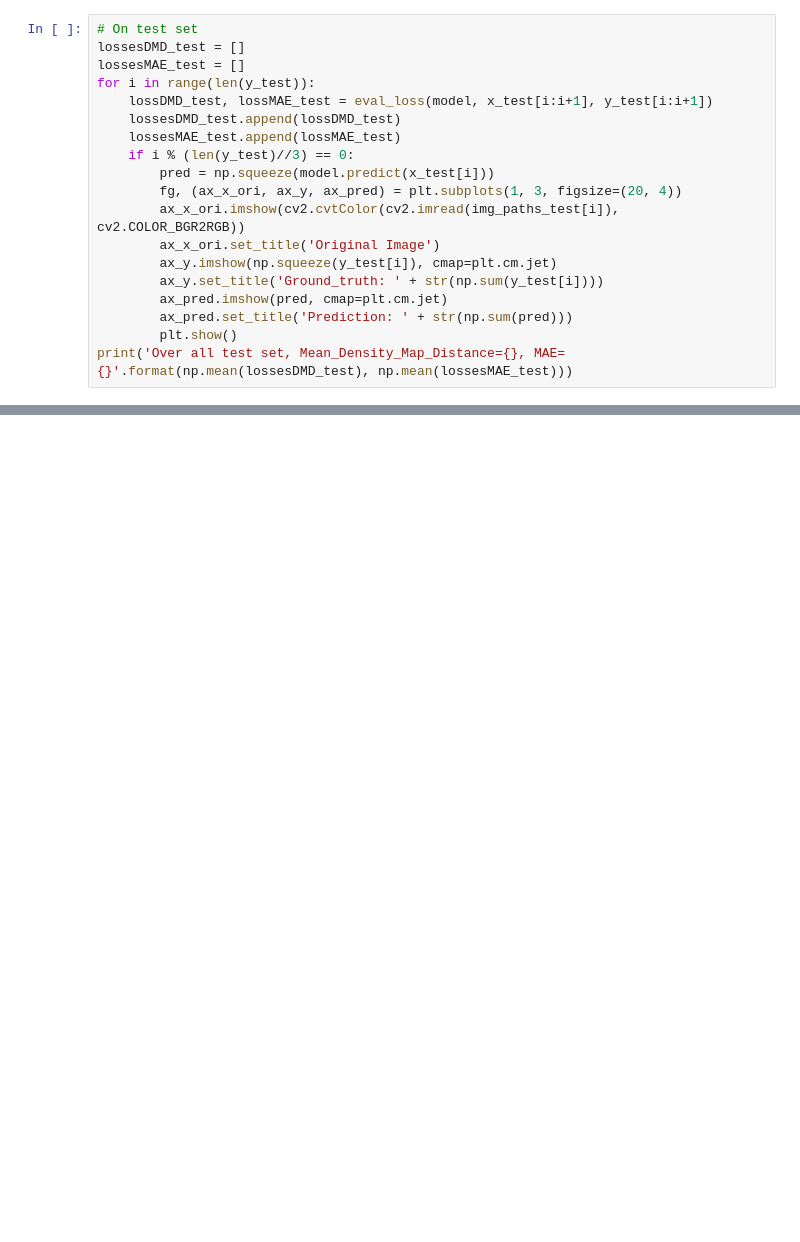
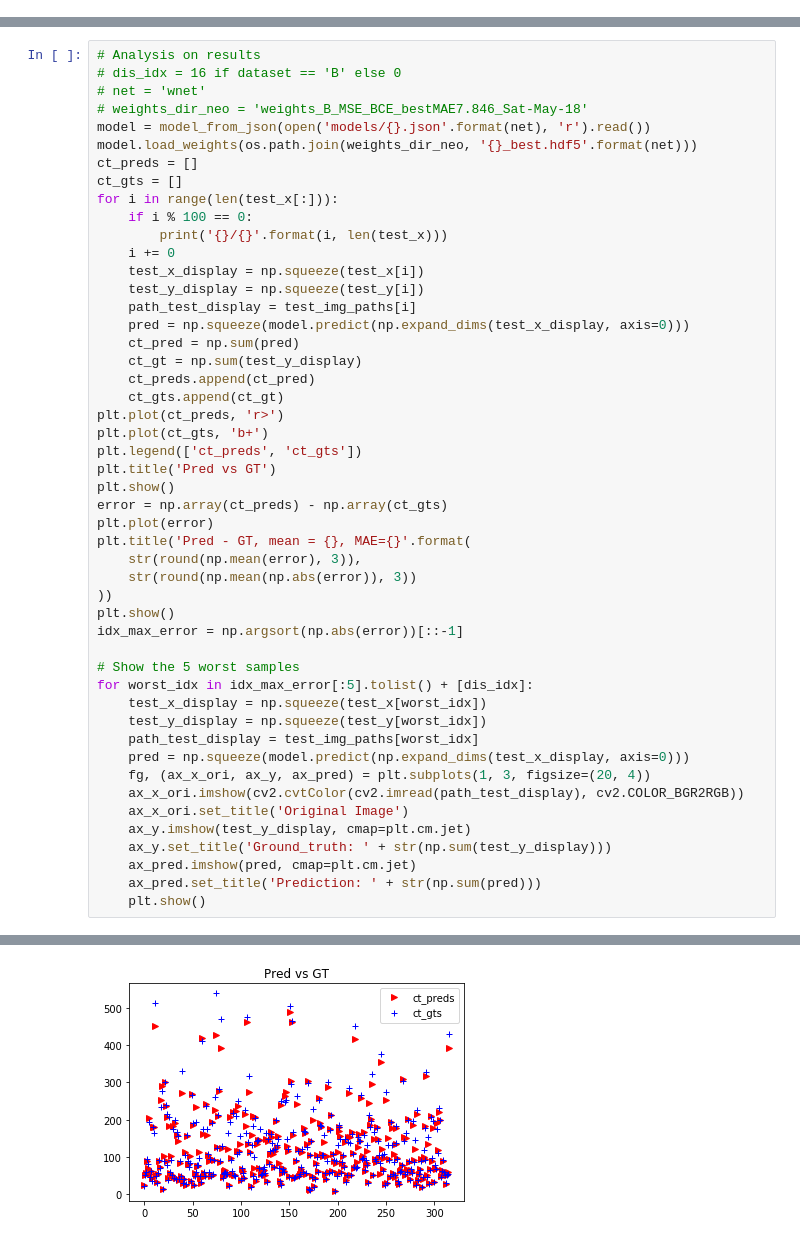
Before and after one commit to ZhengPeng7/CSRNet-Keras, a Jupyter notebook: main.ipynb, the cells around one changed output, grey strips where cells are left out. Cells and saved outputs as stored; diff of their text form; blank space fills up the shorter version.

Commit message:
Upgrade business codes to latest and update results. Half a year has gone....

```diff
--- a/main.ipynb
+++ b/main.ipynb
@@ -139,19 +0,0 @@ model.load_weights(os.path.join(weights_dir, 'CSRNet_best.hdf5'))
-# %%
-# On test set
-lossesDMD_test = []
-lossesMAE_test = []
-for i in range(len(y_test)):
-    lossDMD_test, lossMAE_test = eval_loss(model, x_test[i:i+1], y_test[i:i+1])
-    lossesDMD_test.append(lossDMD_test)
-    lossesMAE_test.append(lossMAE_test)
-    if i % (len(y_test)//3) == 0:
-        pred = np.squeeze(model.predict(x_test[i]))
-        fg, (ax_x_ori, ax_y, ax_pred) = plt.subplots(1, 3, figsize=(20, 4))
-        ax_x_ori.imshow(cv2.cvtColor(cv2.imread(img_paths_test[i]), cv2.COLOR_BGR2RGB))
-        ax_x_ori.set_title('Original Image')
-        ax_y.imshow(np.squeeze(y_test[i]), cmap=plt.cm.jet)
-        ax_y.set_title('Ground_truth: ' + str(np.sum(y_test[i])))
-        ax_pred.imshow(pred, cmap=plt.cm.jet)
-        ax_pred.set_title('Prediction: ' + str(np.sum(pred)))
-        plt.show()
-print('Over all test set, Mean_Density_Map_Distance={}, MAE={}'.format(np.mean(lossesDMD_test), np.mean(lossesMAE_test)))
@@ -163,0 +169,50 @@ Over all test set, Mean_Density_Map_Distance=77.98734128308003, MAE=10.610351188
+# %%
+# Analysis on results
+# dis_idx = 16 if dataset == 'B' else 0
+# net = 'wnet'
+# weights_dir_neo = 'weights_B_MSE_BCE_bestMAE7.846_Sat-May-18'
+model = model_from_json(open('models/{}.json'.format(net), 'r').read())
+model.load_weights(os.path.join(weights_dir_neo, '{}_best.hdf5'.format(net)))
+ct_preds = []
+ct_gts = []
+for i in range(len(test_x[:])):
+    if i % 100 == 0:
+        print('{}/{}'.format(i, len(test_x)))
+    i += 0
+    test_x_display = np.squeeze(test_x[i])
+    test_y_display = np.squeeze(test_y[i])
+    path_test_display = test_img_paths[i]
+    pred = np.squeeze(model.predict(np.expand_dims(test_x_display, axis=0)))
+    ct_pred = np.sum(pred)
+    ct_gt = np.sum(test_y_display)
+    ct_preds.append(ct_pred)
+    ct_gts.append(ct_gt)
+plt.plot(ct_preds, 'r>')
+plt.plot(ct_gts, 'b+')
+plt.legend(['ct_preds', 'ct_gts'])
+plt.title('Pred vs GT')
+plt.show()
+error = np.array(ct_preds) - np.array(ct_gts)
+plt.plot(error)
+plt.title('Pred - GT, mean = {}, MAE={}'.format(
+    str(round(np.mean(error), 3)),
+    str(round(np.mean(np.abs(error)), 3))
+))
+plt.show()
+idx_max_error = np.argsort(np.abs(error))[::-1]
+
+# Show the 5 worst samples
+for worst_idx in idx_max_error[:5].tolist() + [dis_idx]:
+    test_x_display = np.squeeze(test_x[worst_idx])
+    test_y_display = np.squeeze(test_y[worst_idx])
+    path_test_display = test_img_paths[worst_idx]
+    pred = np.squeeze(model.predict(np.expand_dims(test_x_display, axis=0)))
+    fg, (ax_x_ori, ax_y, ax_pred) = plt.subplots(1, 3, figsize=(20, 4))
+    ax_x_ori.imshow(cv2.cvtColor(cv2.imread(path_test_display), cv2.COLOR_BGR2RGB))
+    ax_x_ori.set_title('Original Image')
+    ax_y.imshow(test_y_display, cmap=plt.cm.jet)
+    ax_y.set_title('Ground_truth: ' + str(np.sum(test_y_display)))
+    ax_pred.imshow(pred, cmap=plt.cm.jet)
+    ax_pred.set_title('Prediction: ' + str(np.sum(pred)))
+    plt.show()
+# %% [output]
@@ -163,0 +223 @@ Over all test set, Mean_Density_Map_Distance=77.98734128308003, MAE=10.610351188
+[figure, added]
```
Also changed, not shown: parts of 12 cells of this notebook, 23 other files.
